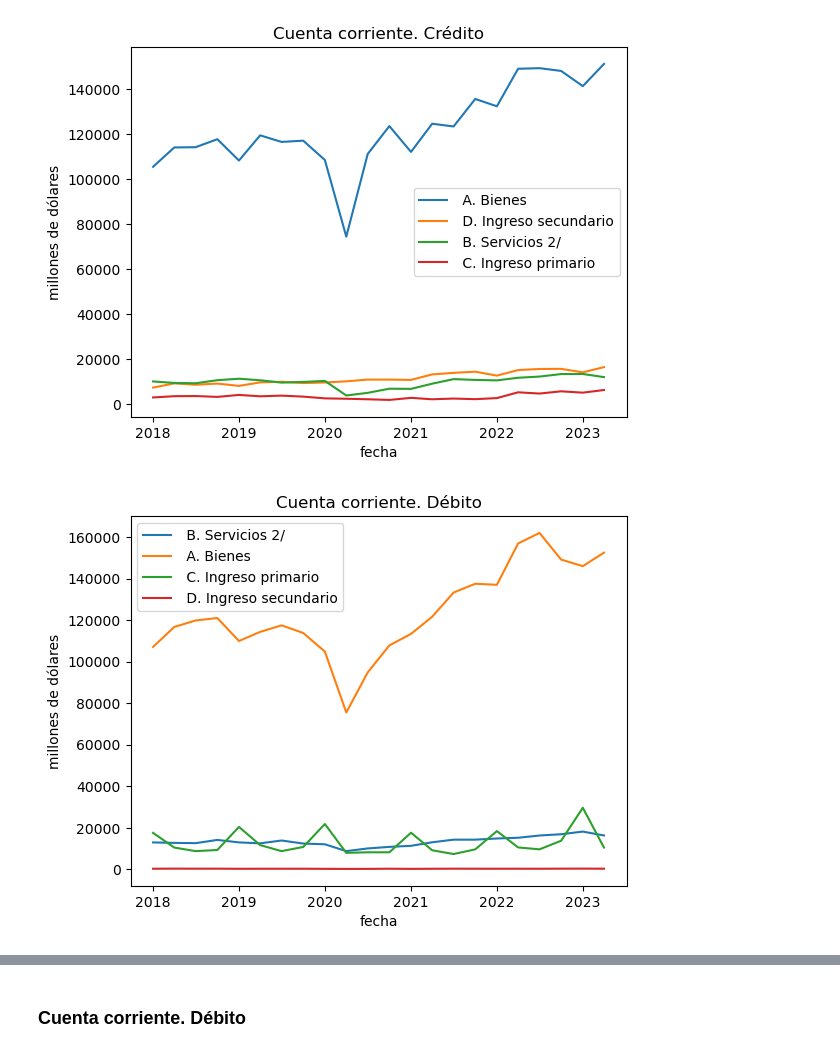
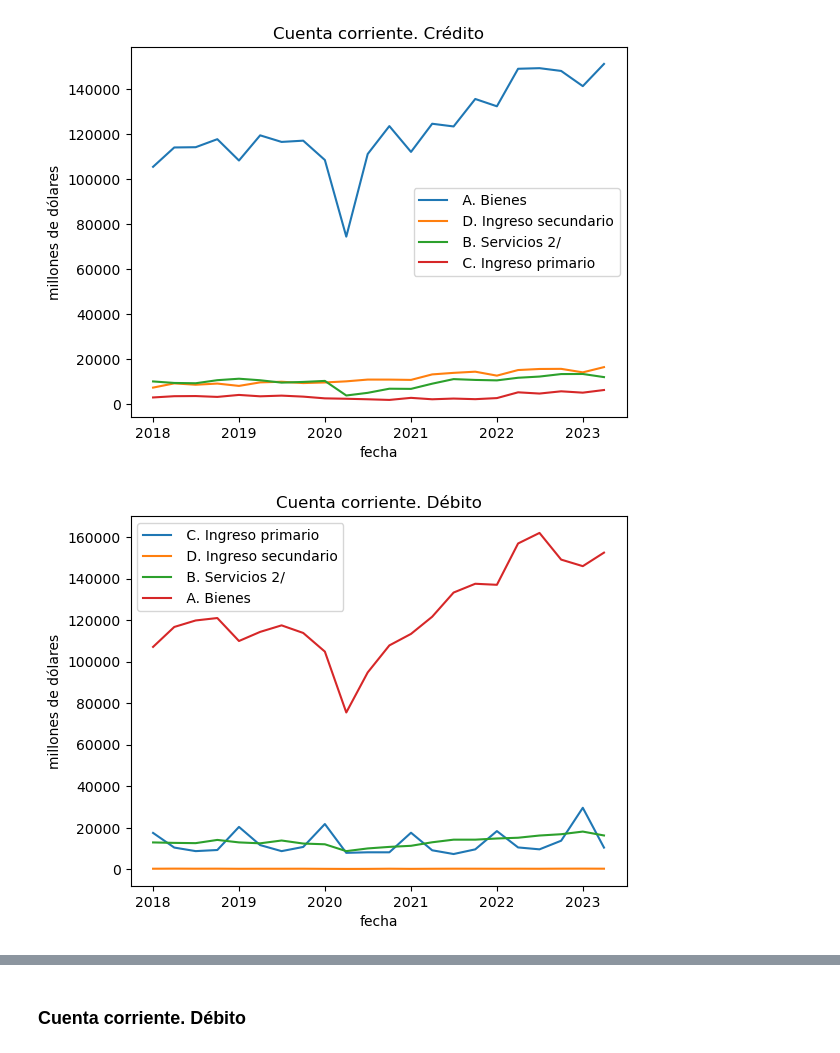
Before and after one commit to sparkieth/estancia_investigacion, a Jupyter notebook: modelacion_economica/modelo_cuenta_corriente.ipynb, the cells around one changed output, grey strips where cells are left out. Drawn from its saved outputs; the diff is of its cells as text; code cells hidden in the pictures.

```diff
--- a/modelacion_economica/modelo_cuenta_corriente.ipynb
+++ b/modelacion_economica/modelo_cuenta_corriente.ipynb
@@ -104,23 +74,23 @@ plt.show()
 [figure]
 # %%
 
-titulo2=[i.split('(A + B + C + D)', 1)[1] for i in c_corr_debito.keys()]
+titulo2=[i.split('(A + B + C + D)', 1)[1] for i in corr_debito.keys()]
 
-x2=pd.to_datetime(list(c_corr_debito.index),format="%d/%m/%Y")
-y20=c_corr_debito.iloc[:,0]
-y21=c_corr_debito.iloc[:,1]
-y22=c_corr_debito.iloc[:,2]
-y23=c_corr_debito.iloc[:,3]
-y24=c_corr_debito.iloc[:,4]
+x2=pd.to_datetime(list(corr_debito.index),format="%d/%m/%Y")
+y20=corr_debito.iloc[:,0]
+y21=corr_debito.iloc[:,1]
+y22=corr_debito.iloc[:,2]
+y23=corr_debito.iloc[:,3]
+y24=corr_debito.iloc[:,4]
 
 
-plt.plot(x2,y21,x2,y22,x2,y23,x2,y24)
+plt.plot(x2,y21,x2,y20,x2,y23,x2,y24)
 plt.xlabel('fecha')
 plt.ylabel('millones de dólares')
 plt.title('Cuenta corriente. Débito')
-plt.legend([titulo2[1],titulo2[2],titulo2[3],titulo2[4]])
+plt.legend([titulo2[1],titulo2[0],titulo2[3],titulo2[4]])
 
 plt.show()
 # %% [output]
-[figure, old version]
+[figure, new version]
 # %%
```
Also changed, not shown: parts of 7 cells of this notebook.
